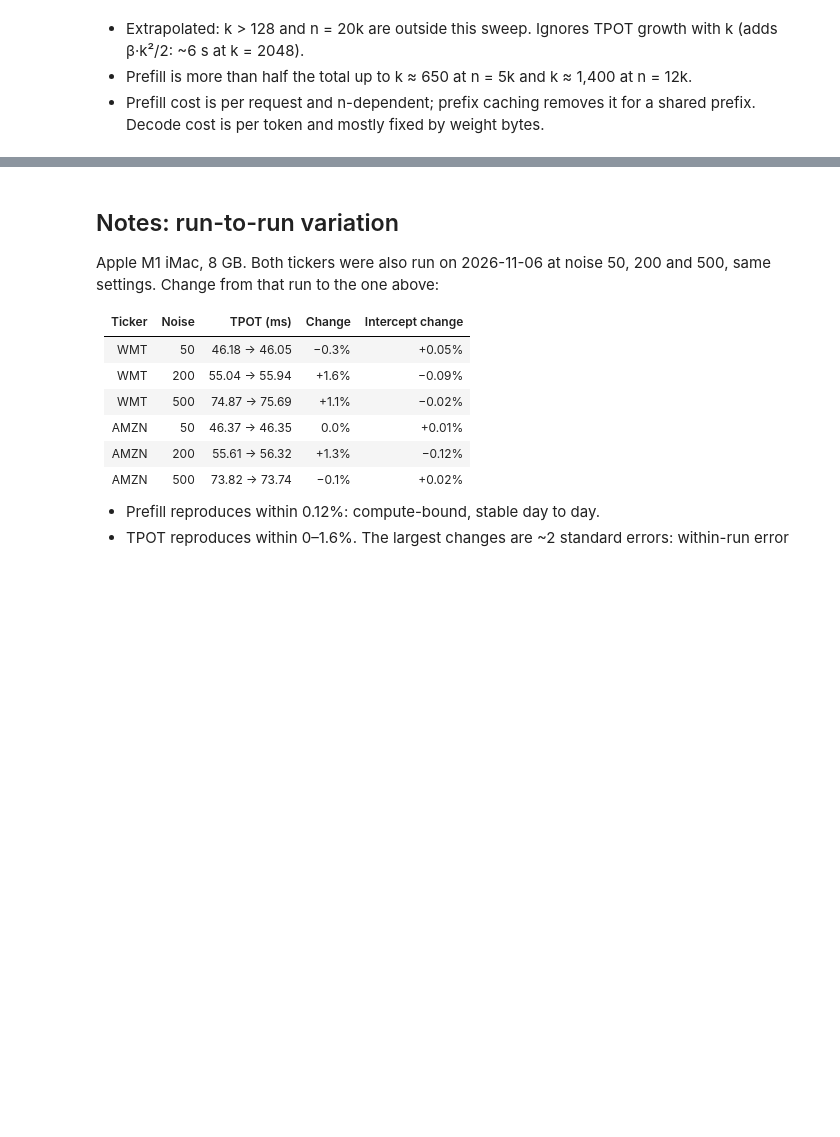
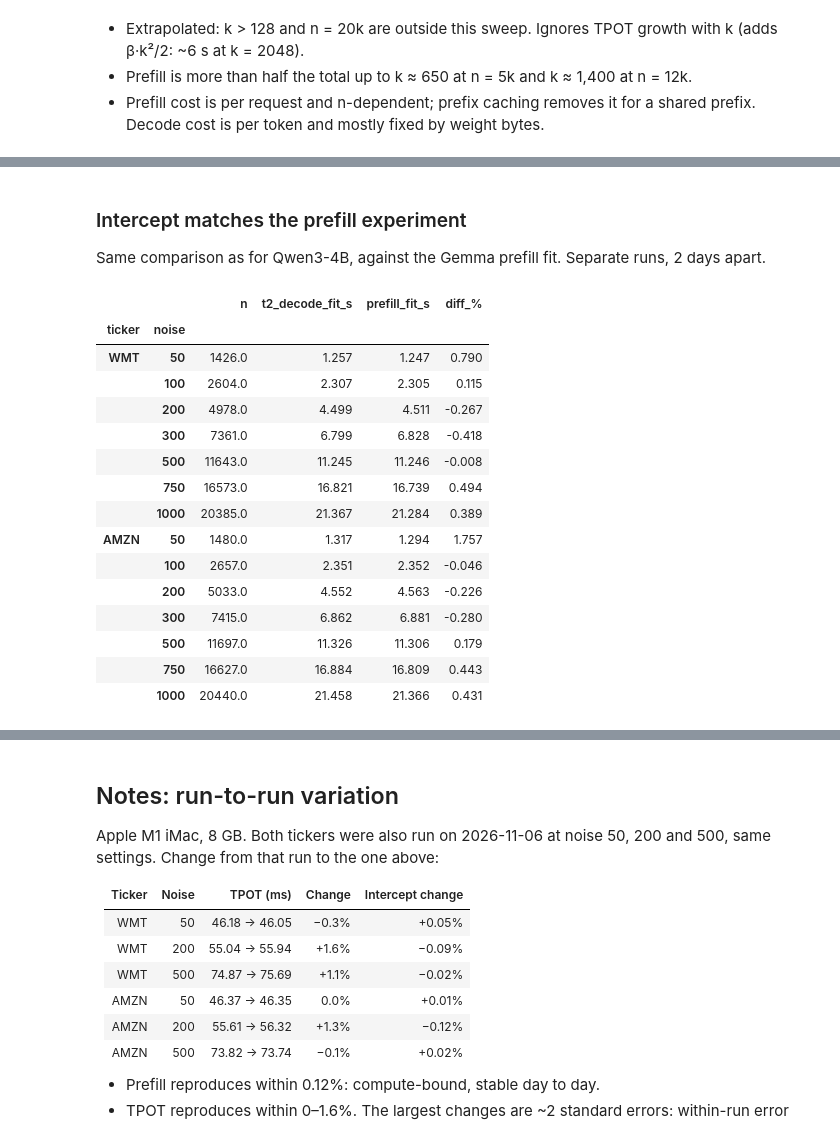
Before and after one commit to scalezen/vllm-market-agent, a Jupyter notebook: benchmarks/decode_tpot.ipynb, the cells around one changed output, grey strips where cells are left out. Cells and saved outputs as stored; diff of their text form; code cells hidden in the pictures; blank space fills up the shorter version.

```diff
--- a/benchmarks/decode_tpot.ipynb
+++ b/benchmarks/decode_tpot.ipynb
@@ -253,0 +305,31 @@ pd.DataFrame(rows).set_index(["n", "k"]).round(1)
+# %% [markdown]
+### Intercept matches the prefill experiment
+
+Same comparison as for Qwen3-4B, against the Gemma prefill fit. Separate runs, 2 days apart.
+# %%
+G_PREFILL = {"WMT": "results/ttft-prefill-baseline-gemma4-e2b.csv", "AMZN": "results/ttft-prefill-baseline-gemma4-e2b-amzn.csv"}
+rows = []
+for k, path in G_PREFILL.items():
+    gb, gc = prefill_fit(path)
+    for noise, r in g_tpot[k].iterrows():
+        t2 = r.intercept_s + 2 * r.tpot_ms / 1e3
+        pf = gb * r.n + gc * r.n**2
+        rows.append({"ticker": k, "noise": noise, "n": r.n, "t2_decode_fit_s": t2, "prefill_fit_s": pf, "diff_%": 100 * (t2 / pf - 1)})
+pd.DataFrame(rows).set_index(["ticker", "noise"]).round(3)
+# %% [output]
+|  |  | n | t2_decode_fit_s | prefill_fit_s | diff_% |
+| ticker | noise |  |  |  |  |
+| WMT | 50 | 1426.0 | 1.257 | 1.247 | 0.790 |
+|  | 100 | 2604.0 | 2.307 | 2.305 | 0.115 |
+|  | 200 | 4978.0 | 4.499 | 4.511 | -0.267 |
+|  | 300 | 7361.0 | 6.799 | 6.828 | -0.418 |
+|  | 500 | 11643.0 | 11.245 | 11.246 | -0.008 |
+|  | 750 | 16573.0 | 16.821 | 16.739 | 0.494 |
+|  | 1000 | 20385.0 | 21.367 | 21.284 | 0.389 |
+| AMZN | 50 | 1480.0 | 1.317 | 1.294 | 1.757 |
+|  | 100 | 2657.0 | 2.351 | 2.352 | -0.046 |
+|  | 200 | 5033.0 | 4.552 | 4.563 | -0.226 |
+|  | 300 | 7415.0 | 6.862 | 6.881 | -0.280 |
+|  | 500 | 11697.0 | 11.326 | 11.306 | 0.179 |
+|  | 750 | 16627.0 | 16.884 | 16.809 | 0.443 |
+|  | 1000 | 20440.0 | 21.458 | 21.366 | 0.431 |
```
Also changed, not shown: parts of 11 cells of this notebook.
